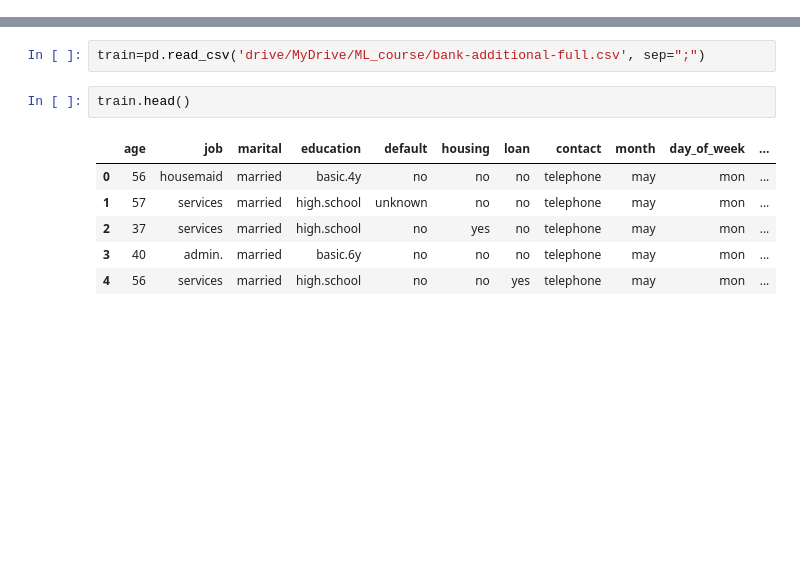
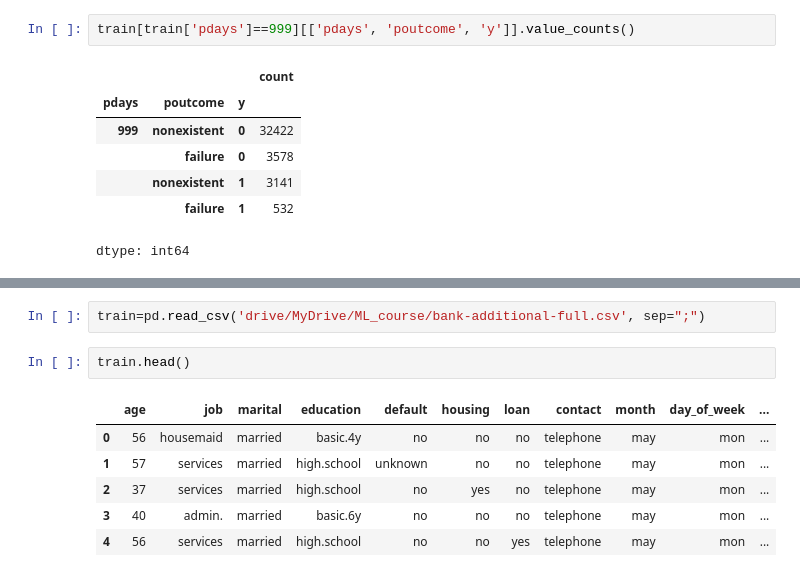
Before and after one commit to Daria-Lytvynenko/ML_course, a Jupyter notebook: Mid_term_Project.ipynb, the cells around one changed output, grey strips where cells are left out. Drawn from its saved outputs; the diff is of its cells as text; blank space fills up the shorter version.

```diff
--- a/Mid_term_Project.ipynb
+++ b/Mid_term_Project.ipynb
@@ -136,0 +165,10 @@ Mounted at /content/drive
+# %%
+train[train['pdays']==999][['pdays', 'poutcome', 'y']].value_counts()
+# %% [output]
+|  |  |  | count |
+| pdays | poutcome | y |  |
+| 999 | nonexistent | 0 | 32422 |
+|  | failure | 0 | 3578 |
+|  | nonexistent | 1 | 3141 |
+|  | failure | 1 | 532 |
+dtype: int64
```
Also changed, not shown: parts of 33 cells of this notebook.
